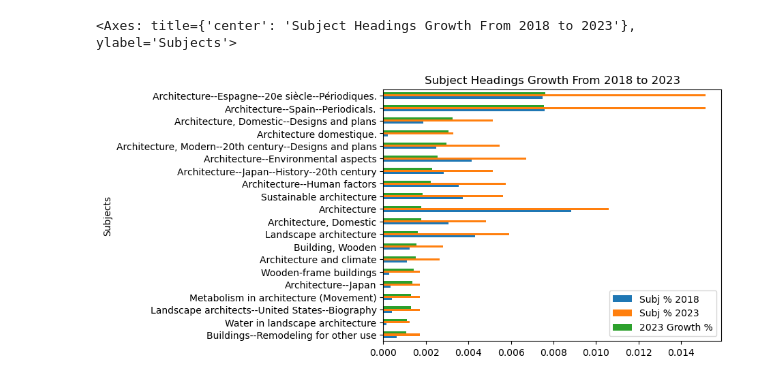
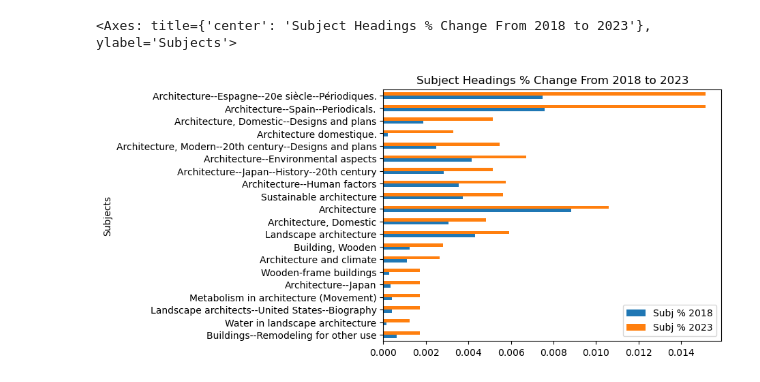
Before and after one commit to senderrr/Architecture, a Jupyter notebook: ArchitectureNotebookArticlePlots.ipynb, the cells around one changed output. Saved outputs shown, nothing was run; the diff lists cells and outputs as text; code cells hidden in the pictures.

```diff
--- a/ArchitectureNotebookArticlePlots.ipynb
+++ b/ArchitectureNotebookArticlePlots.ipynb
@@ -191,12 +191,12 @@ diff_one_df2023.head(15)
 | 14 | Water and architecture | 0.000850 | 0.002014 | 0.001511 | 0.002407 | 0.002305 | 0.002716 | ... |
 # %%
 # plotting sorted  by 2023 Diff 2018 on all there subjects (largest to smallest change)
-ThreeSHGrowth2018 = diff_three_df2023.rename(columns={"2023 Diff 2018": "2023 Growth %"})
-ThreeSHGrowth2018 = ThreeSHGrowth2018.sort_values('2023 Growth %', ascending=False)
-ThreeSHGrowth2018 = ThreeSHGrowth2018.head(20).sort_values('2023 Growth %', ascending=True).plot(x="Subjects", y=['Subj % 2018', 'Subj % 2023', '2023 Growth %'], kind="barh")
-ThreeSHGrowth2018.set_title('Subject Headings Growth From 2018 to 2023')
+ThreeSHChange2018 = diff_three_df2023.rename(columns={"2023 Diff 2018": "2023 Growth %"})
+ThreeSHChange2018 = ThreeSHChange2018.sort_values('2023 Growth %', ascending=False)
+ThreeSHChange2018 = ThreeSHChange2018.head(20).sort_values('2023 Growth %', ascending=True).plot(x="Subjects", y=['Subj % 2018', 'Subj % 2023'], kind="barh")
+ThreeSHChange2018.set_title('Subject Headings % Change From 2018 to 2023')
 
-ThreeSHGrowth2018
+ThreeSHChange2018
 # %% [output]
-<Axes: title={'center': 'Subject Headings Growth From 2018 to 2023'}, ylabel='Subjects'>
+<Axes: title={'center': 'Subject Headings % Change From 2018 to 2023'}, ylabel='Subjects'>
-[figure, old version]
+[figure, new version]
```
Also changed, not shown: parts of 4 cells of this notebook.
